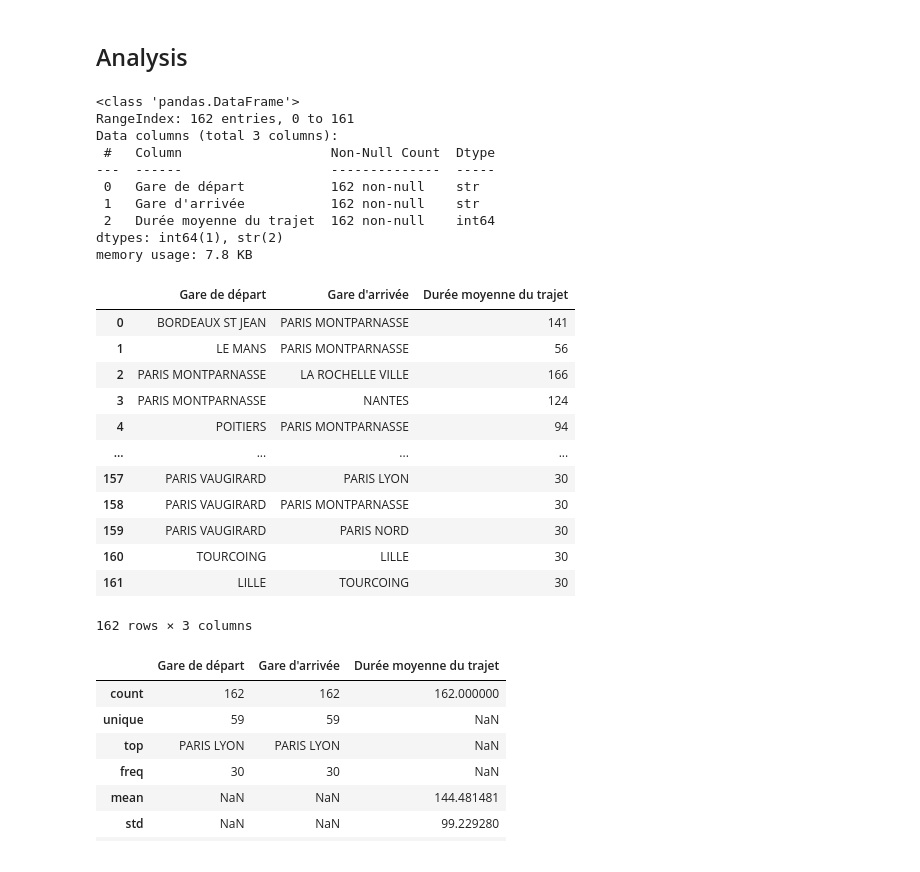
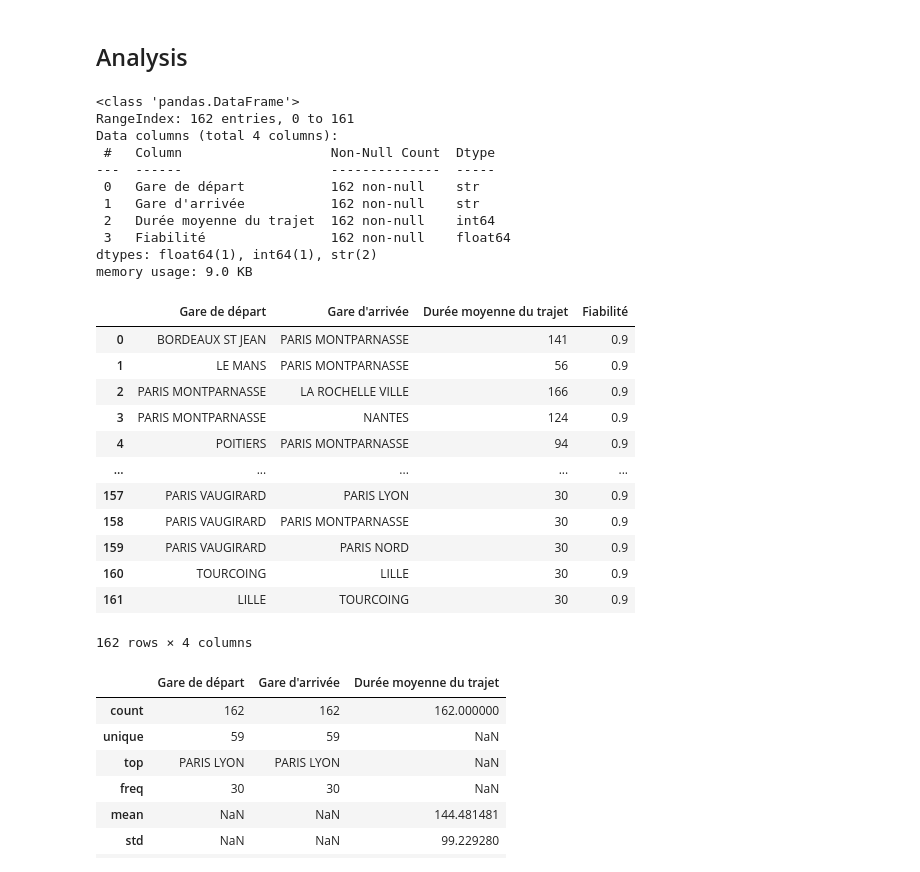
Before and after one commit to Luca-Hachani/SNCF-Project, a Jupyter notebook: poc/EDA_luca.ipynb, the cells around one changed output. Drawn from its saved outputs; the diff is of its cells as text; code cells hidden in the pictures.

```diff
--- a/poc/EDA_luca.ipynb
+++ b/poc/EDA_luca.ipynb
@@ -693,34 +693,35 @@ df_rail_links.describe(include='all')
 ## Analysis
 # %%
 df_rail_links = data_preprocessing.rail_links(df)
-# df_rail_links.to_csv("../data/df_rail_links.csv", index=False, sep=",", encoding="utf-8-sig")
+df_rail_links.to_csv("../data/df_rail_links.csv", index=False, sep=",", encoding="utf-8-sig")
 
 df_rail_links.info()
 df_rail_links
 # %% [output]
 <class 'pandas.DataFrame'>
 RangeIndex: 162 entries, 0 to 161
-Data columns (total 3 columns):
+Data columns (total 4 columns):
  #   Column                   Non-Null Count  Dtype
 ---  ------                   --------------  -----
  0   Gare de départ           162 non-null    str
  1   Gare d'arrivée           162 non-null    str
  2   Durée moyenne du trajet  162 non-null    int64
-dtypes: int64(1), str(2)
-memory usage: 7.8 KB
+ 3   Fiabilité                162 non-null    float64
+dtypes: float64(1), int64(1), str(2)
+memory usage: 9.0 KB
-|  | Gare de départ | Gare d'arrivée | Durée moyenne du trajet |
-| 0 | BORDEAUX ST JEAN | PARIS MONTPARNASSE | 141 |
-| 1 | LE MANS | PARIS MONTPARNASSE | 56 |
-| 2 | PARIS MONTPARNASSE | LA ROCHELLE VILLE | 166 |
-| 3 | PARIS MONTPARNASSE | NANTES | 124 |
-| 4 | POITIERS | PARIS MONTPARNASSE | 94 |
-| ... | ... | ... | ... |
-| 157 | PARIS VAUGIRARD | PARIS LYON | 30 |
-| 158 | PARIS VAUGIRARD | PARIS MONTPARNASSE | 30 |
-| 159 | PARIS VAUGIRARD | PARIS NORD | 30 |
-| 160 | TOURCOING | LILLE | 30 |
-| 161 | LILLE | TOURCOING | 30 |
+|  | Gare de départ | Gare d'arrivée | Durée moyenne du trajet | Fiabilité |
+| 0 | BORDEAUX ST JEAN | PARIS MONTPARNASSE | 141 | 0.9 |
+| 1 | LE MANS | PARIS MONTPARNASSE | 56 | 0.9 |
+| 2 | PARIS MONTPARNASSE | LA ROCHELLE VILLE | 166 | 0.9 |
+| 3 | PARIS MONTPARNASSE | NANTES | 124 | 0.9 |
+| 4 | POITIERS | PARIS MONTPARNASSE | 94 | 0.9 |
+| ... | ... | ... | ... | ... |
+| 157 | PARIS VAUGIRARD | PARIS LYON | 30 | 0.9 |
+| 158 | PARIS VAUGIRARD | PARIS MONTPARNASSE | 30 | 0.9 |
+| 159 | PARIS VAUGIRARD | PARIS NORD | 30 | 0.9 |
+| 160 | TOURCOING | LILLE | 30 | 0.9 |
+| 161 | LILLE | TOURCOING | 30 | 0.9 |
-162 rows × 3 columns
+162 rows × 4 columns
 # %%
 df_rail_links.describe(include='all')
 # %% [output]
```
Also changed, not shown: parts of 3 cells of this notebook, 3 other files.
